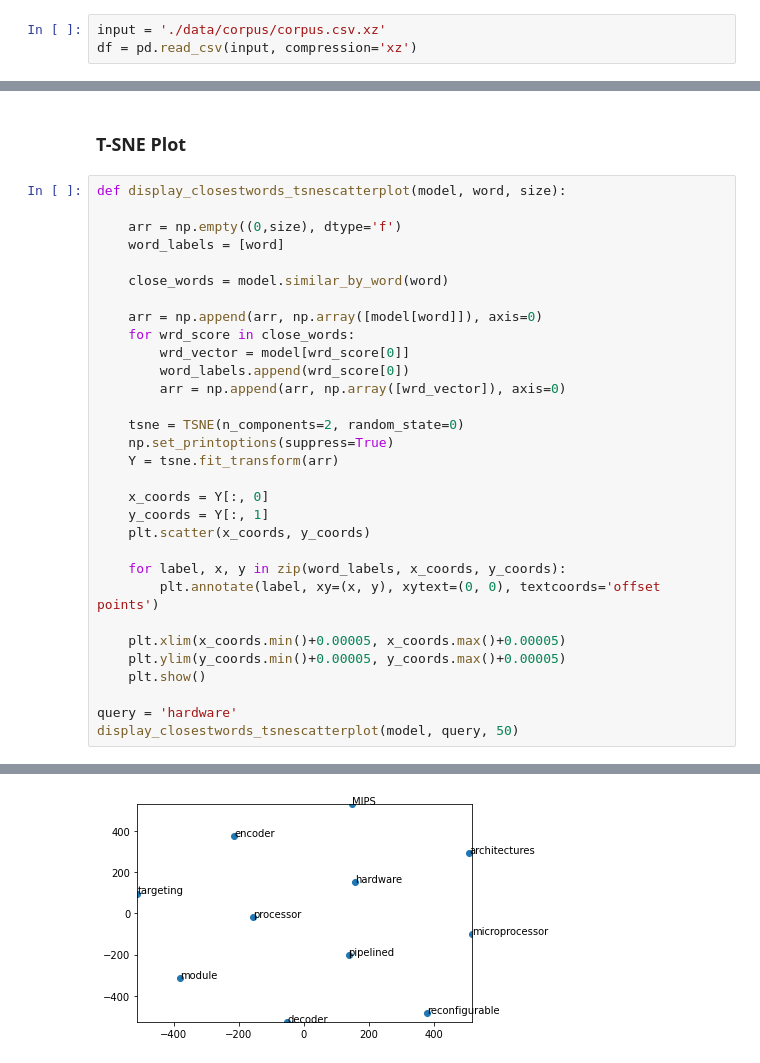
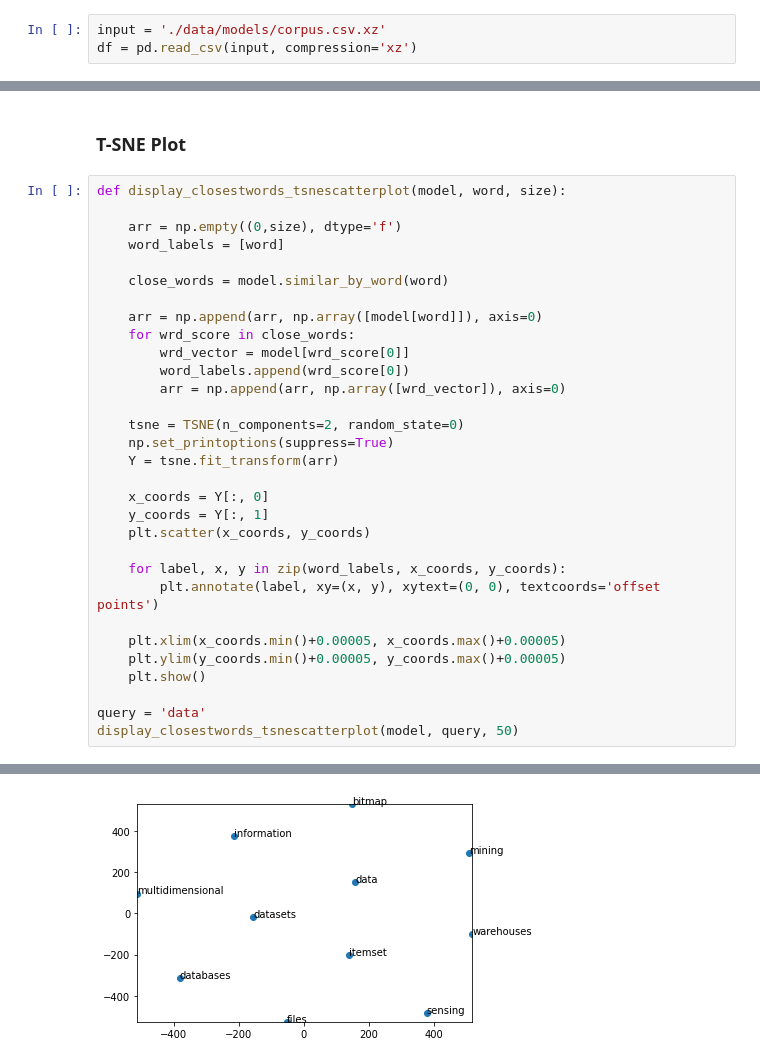
Before and after one commit to ufsj-labPi/cluwords-lattes, a Jupyter notebook: embedding.ipynb, the cells around one changed output, grey strips where cells are left out. Drawn from its saved outputs; the diff is of its cells as text.

Commit message:
models

```diff
--- a/embedding.ipynb
+++ b/embedding.ipynb
@@ -14,7 +14,7 @@ from sklearn.manifold import TSNE
 logging.basicConfig(format="%(levelname)s - %(asctime)s: %(message)s", datefmt= '%H:%M:%S', level=logging.INFO)
 warnings.filterwarnings('ignore')
 # %%
-input = './data/corpus/corpus.csv.xz'
+input = './data/models/corpus.csv.xz'
 df = pd.read_csv(input, compression='xz')
 # %%
 sent = [sentence.split() for sentence in df['titulo']]
@@ -68,6 +68,6 @@ def display_closestwords_tsnescatterplot(model, word, size):
     plt.ylim(y_coords.min()+0.00005, y_coords.max()+0.00005)
     plt.show()
 
-query = 'hardware'
+query = 'data'
 display_closestwords_tsnescatterplot(model, query, 50)
 # %% [output]
@@ -75,4 +75,4 @@ INFO - 07:21:42: precomputing L2-norms of word weight vectors
-[figure, old version]
+[figure, new version]
 # %%
 path = './data/models/'
 Path(path).mkdir(exist_ok=True)
```
Also changed, not shown: parts of 3 cells of this notebook, 5 other files.
